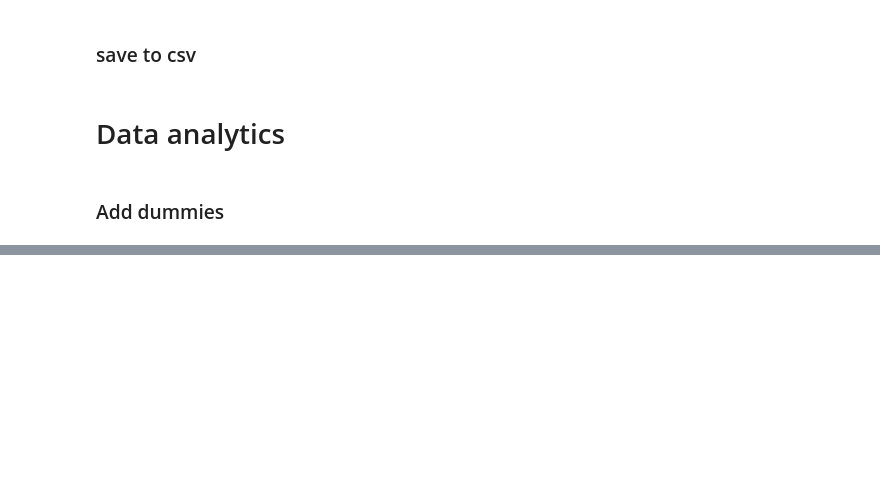
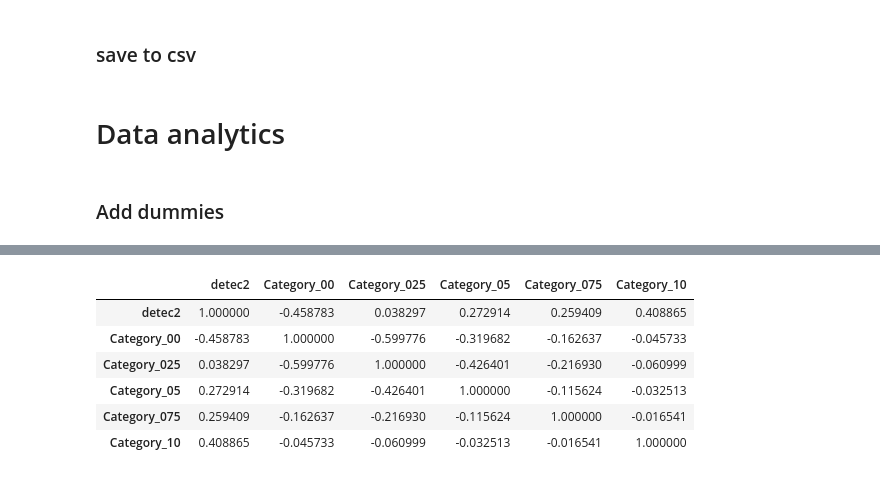
Before and after one commit to PaulineLc/OpenDoorData, a Jupyter notebook: application/data_analytics_ipynb/Data analytics notebook - logistic regression.ipynb, the cells around one changed output, grey strips where cells are left out. Saved outputs shown, nothing was run; the diff lists cells and outputs as text; code cells hidden in the pictures; blank space fills up the shorter version.

```diff
--- a/application/data_analytics_ipynb/Data analytics notebook - logistic regression.ipynb
+++ b/application/data_analytics_ipynb/Data analytics notebook - logistic regression.ipynb
@@ -308,0 +323,15 @@ df.to_csv('wifi_logs_occupancy_survey_merged_df.csv')
+# %%
+df[['detec2',
+            'Category_00',
+            'Category_025',
+            'Category_05',
+            'Category_075',
+            'Category_10']].corr()
+# %% [output]
+|  | detec2 | Category_00 | Category_025 | Category_05 | Category_075 | Category_10 |
+| detec2 | 1.000000 | -0.458783 | 0.038297 | 0.272914 | 0.259409 | 0.408865 |
+| Category_00 | -0.458783 | 1.000000 | -0.599776 | -0.319682 | -0.162637 | -0.045733 |
+| Category_025 | 0.038297 | -0.599776 | 1.000000 | -0.426401 | -0.216930 | -0.060999 |
+| Category_05 | 0.272914 | -0.319682 | -0.426401 | 1.000000 | -0.115624 | -0.032513 |
+| Category_075 | 0.259409 | -0.162637 | -0.216930 | -0.115624 | 1.000000 | -0.016541 |
+| Category_10 | 0.408865 | -0.045733 | -0.060999 | -0.032513 | -0.016541 | 1.000000 |
```
Also changed, not shown: parts of 7 cells of this notebook.
